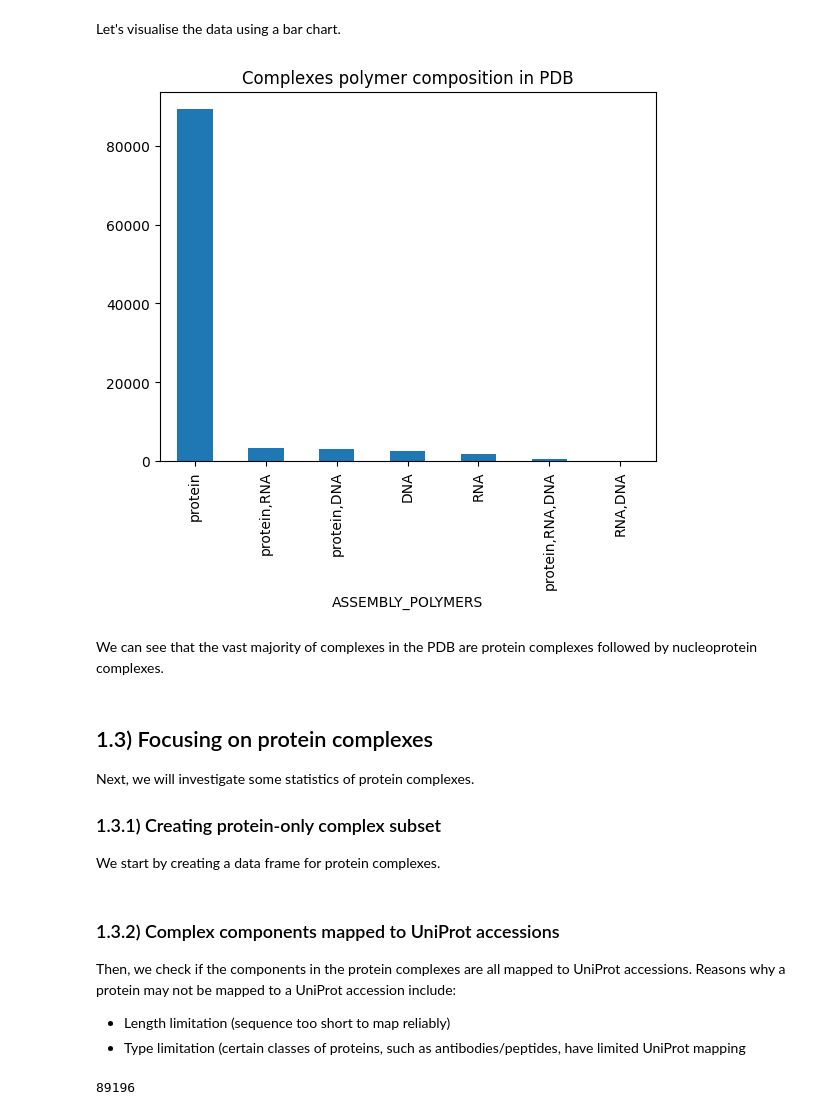
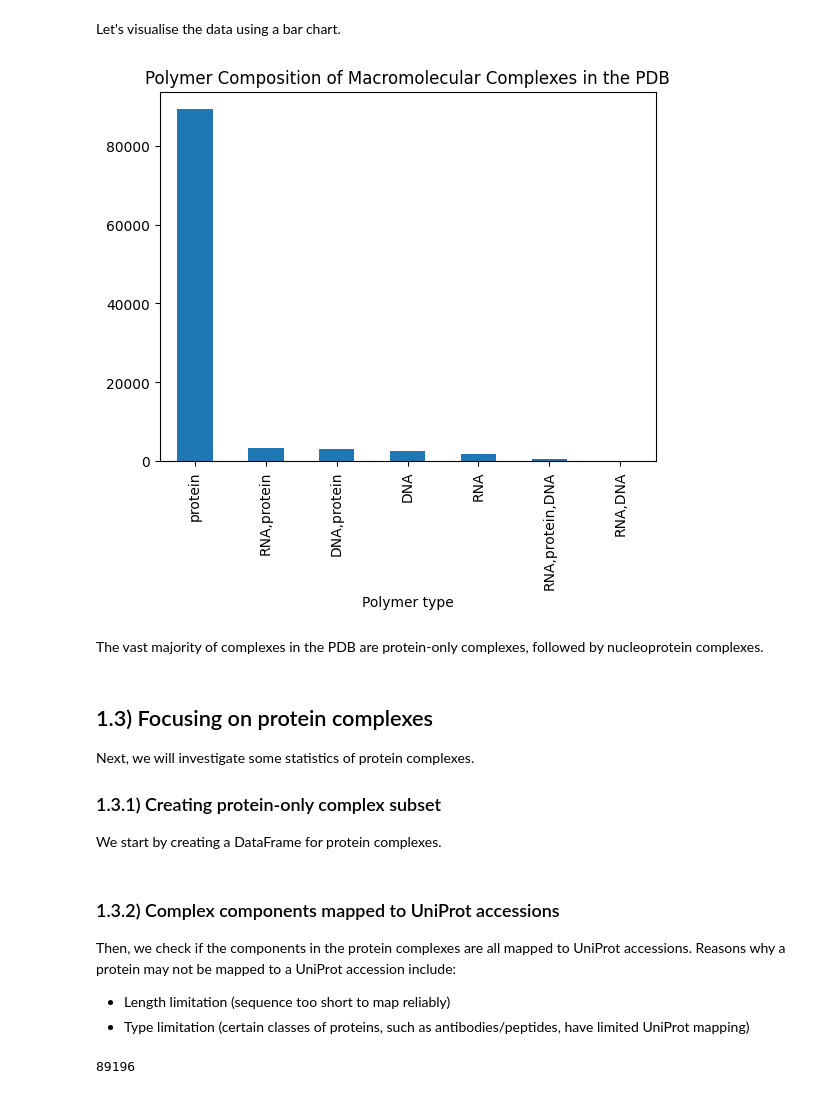
Before and after one commit to PDBe-KB/pdbe-assemblies-analysis, a Jupyter notebook: assemblies_analysis.ipynb, the cells around one changed output. Cells and saved outputs as stored; diff of their text form; code cells hidden in the pictures.

```diff
--- a/assemblies_analysis.ipynb
+++ b/assemblies_analysis.ipynb
@@ -69,7 +72,7 @@ def get_prefered_assembly_str(assembly_str):
  prefered_assemblies = []
  assemblies = assembly_str.split(",")
  for assembly in assemblies:
-    prefered_assembly = prefered_assemblies_dict.get(assembly)
+    prefered_assembly = PREFERED_ASSEMBLIES.get(assembly)
     if prefered_assembly is True:
         prefered_assemblies.append(assembly)
  return ",".join(prefered_assemblies)
@@ -580,7 +556,9 @@ Name: count, dtype: int64
 # %%
-summary_polymers = (
+# Get breakdown of polymers type that make up complexes
+polymers_summary = (
     df["ASSEMBLY_POLYMERS"]
     .value_counts()
     .to_frame("count")
 )
-summary_polymers["percent"] = (summary_polymers["count"] / summary_polymers["count"].sum() * 100).round(2)
+polymers_summary["percent"] = (summary_polymers["count"] / summary_polymers["count"].sum() * 100).round(2)
+polymers_summary
@@ -599,12 +575,13 @@ summary_polymers
 # %% [markdown]
 Let's visualise the data using a bar chart.
 # %%
-ax = assemblies_polymer_composition.plot(kind="bar")
-ax.set_title("Complexes polymer composition in PDB");
+ax = polymers_summary["count"].plot(kind="bar")
+ax.set_title("Polymer Composition of Macromolecular Complexes in the PDB")
+ax.set_xlabel("Polymer type");
 # %% [output]
-[figure, old version]
+[figure, new version]
 # %% [markdown]
-We can see that the vast majority of complexes in the PDB are protein complexes followed by nucleoprotein complexes.
+The vast majority of complexes in the PDB are protein-only complexes, followed by nucleoprotein complexes.
 # %% [markdown]
 ## 1.3) Focusing on protein complexes
 
@@ -612,12 +589,12 @@ Next, we will investigate some statistics of protein complexes.
 
 ### 1.3.1) Creating protein-only complex subset
 
-We start by creating a data frame for protein complexes.
+We start by creating a DataFrame for protein complexes.
 # %% [markdown]
 ### 1.3.2) Complex components mapped to UniProt accessions
 
 Then, we check if the components in the protein complexes are all mapped to UniProt accessions. Reasons why a protein may not be mapped to a UniProt accession include:
 
 * Length limitation (sequence too short to map reliably)
-* Type limitation (certain classes of proteins, such as antibodies/peptides, have limited UniProt mapping
+* Type limitation (certain classes of proteins, such as antibodies/peptides, have limited UniProt mapping)
 # %%
```
Also changed, not shown: parts of 41 cells of this notebook.
